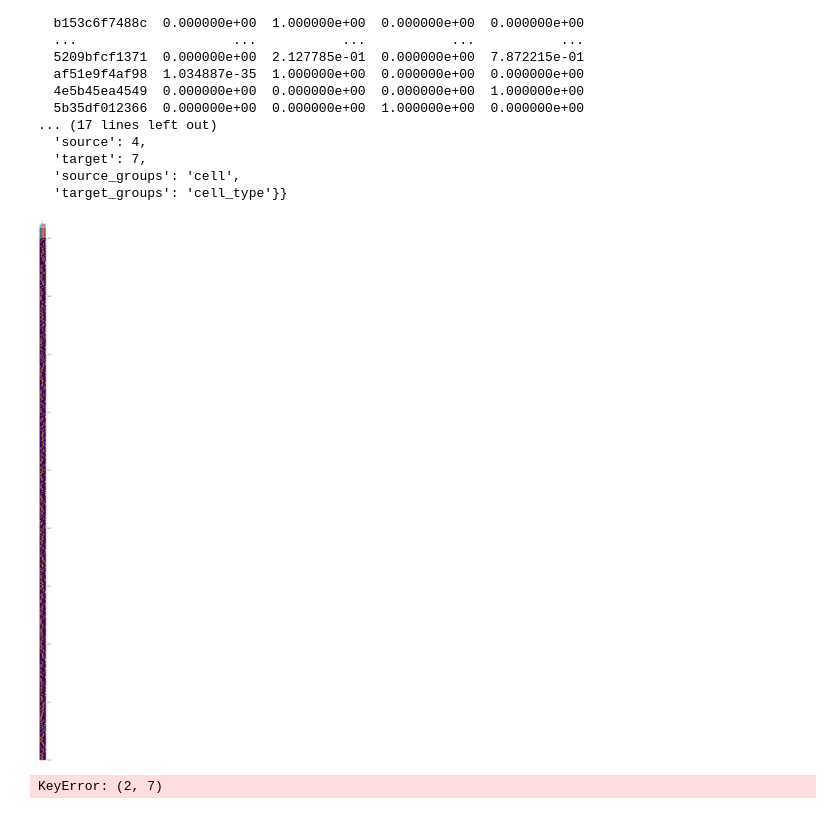
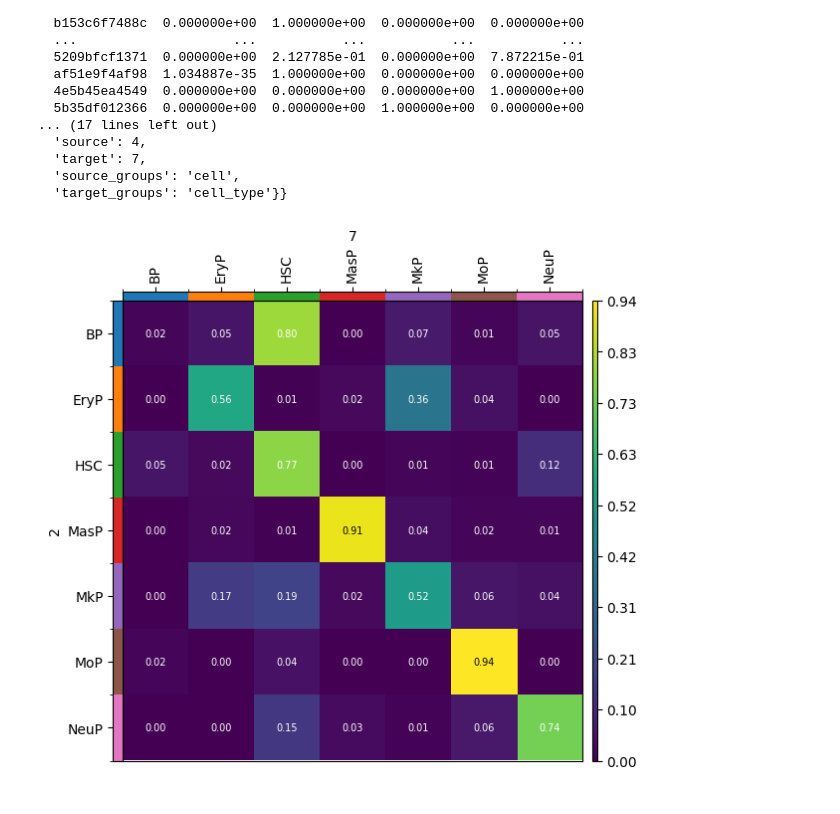
Before and after one commit to theislab/moscot_notebooks, a Jupyter notebook: tutorials/tu_01_temporalProblem.ipynb, the cells around one changed output. Saved outputs shown, nothing was run; the diff lists cells and outputs as text; code cells hidden in the pictures.

Commit message:
initial temporalproblem tutorial

```diff
--- a/tutorials/tu_01_temporalProblem.ipynb
+++ b/tutorials/tu_01_temporalProblem.ipynb
@@ -65,5 +71,5 @@ sc.pl.umap(adata, color=["cell_type", "day"])
 # %%
 tp = TemporalProblem(adata)
-#tp = tp.score_genes_for_marginals(gene_set_proliferation="human", gene_set_apoptosis="human")
-tp = tp.prepare("day")
+tp = tp.score_genes_for_marginals(gene_set_proliferation="human", gene_set_apoptosis="human")
+tp = tp.prepare(time_key="day", joint_attr="X_shared")
 # %% [output]
@@ -73,2 +84,2 @@ INFO     Computing pca with `n_comps = 30` on `adata.X`.
 # %%
-tp = tp.solve(tau_a=0.99, tau_b=1)
+tp = tp.solve(tau_a=0.99, tau_b=1, scale_cost="mean", max_iterations=1e5)
@@ -75,3 +90,7 @@ tp = tp.solve(tau_a=0.99, tau_b=1)
+# %%
+
+adata.obs["caell_costs_source"] = np.abs(tp.cell_costs_source)
+adata.obs["cell_costs_target"] = np.abs(tp.cell_costs_target)
 # %%
 import numpy as np
 adata.obs["cell_costs_source"] = np.abs(tp.cell_costs_source)
@@ -130,3 +149,12 @@ adata.uns["moscot_results"]["cell_transition"]
   'target': 7,
   'source_groups': 'cell',
   'target_groups': 'cell_type'}}
+# %%
+tp2 = TemporalProblem(adata)
+tp2 = tp2.prepare("day", policy="explicit", subset=[(2,4)])
+tp2 = tp2.solve(tau_a=0.99, tau_b=1)
+tp = tp.add_problem(key=(2,4), problem=tp2[(2,4)])
+
+
+tp.compute_interpolated_distance(start=2, intermediate=3, end=4)
+tp.compute_random_distance(start=2, intermediate=3, end=4)
@@ -133,8 +163,4 @@ adata.uns["moscot_results"]["cell_transition"]
 # %%
-mpl.cell_transition(tp, dpi=200, annotate=None, figsize=(50,50))
+mpl.cell_transition(tp)
 # %% [output]
-[figure, old version]
+[figure, new version]
-# %%
-ct_anc = tp.cell_transition(2,7, "cell_type", "cell_type", forward=True)
-# %% [output]
-KeyError: (2, 7)
```
Also changed, not shown: parts of 19 cells of this notebook.
